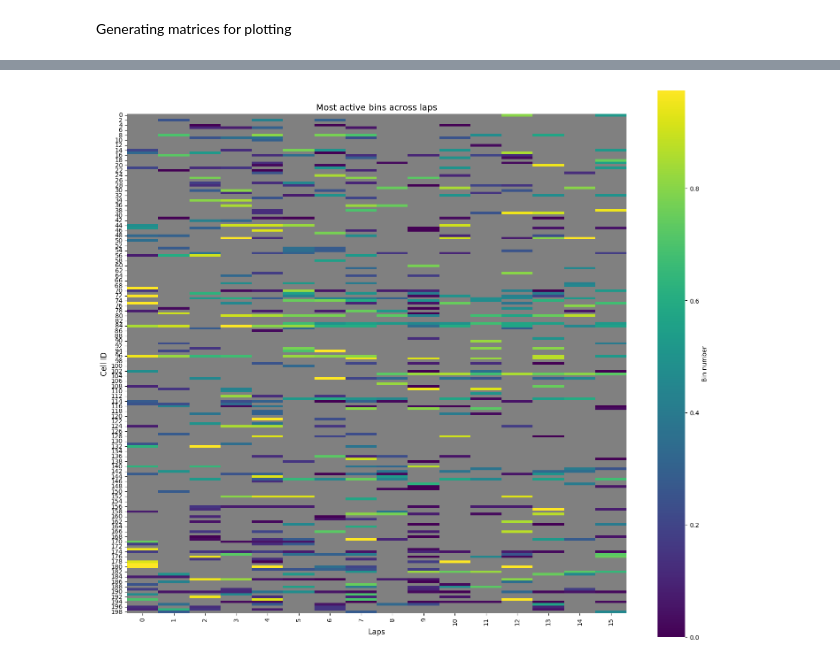
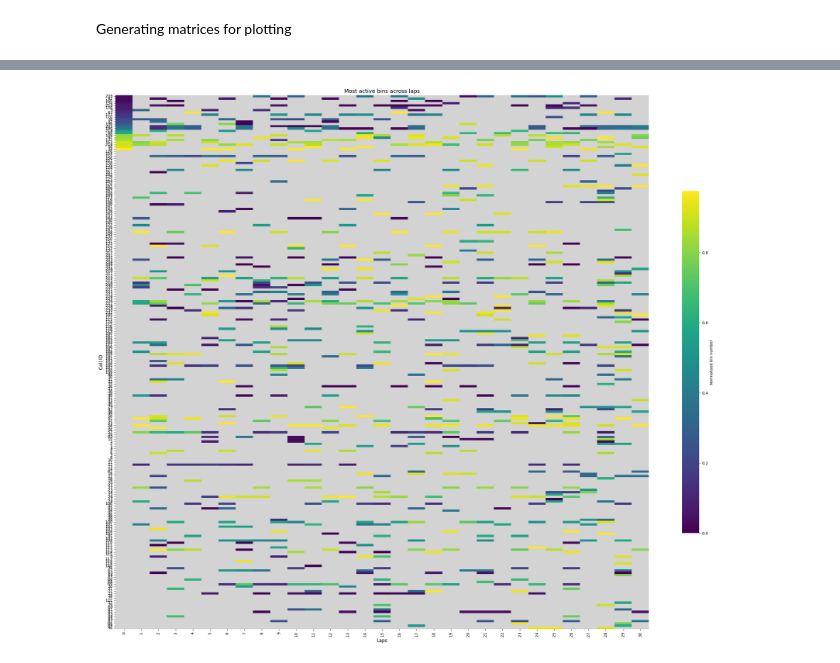
Before and after one commit to AniBoja/OLM_and_placecell_project, a Jupyter notebook: python_placecell_analysis/notebooks/placecells_lap_by_lap_PVcorr - Copy.ipynb, the cells around one changed output, grey strips where cells are left out. Saved outputs shown, nothing was run; the diff lists cells and outputs as text; code cells hidden in the pictures.

Commit message:
Add distribution analysis of drifting of most active bins.

```diff
--- a/python_placecell_analysis/notebooks/placecells_lap_by_lap_PVcorr - Copy.ipynb
+++ b/python_placecell_analysis/notebooks/placecells_lap_by_lap_PVcorr - Copy.ipynb
@@ -677,37 +679,45 @@ place_fields = {}
 for lap_id in range(0, number_laps):
     for cell_id in range(0, num_place_cells):
         most_active_bin = np.argmax(a_total[cell_id * number_bins : cell_id * number_bins + number_bins, lap_id])
+        # If inactive, set entry to nan, o/w it would falsely contribute to bin 0 activity
         if a_total[cell_id * number_bins + most_active_bin, lap_id] == 0:
             most_active_bin = np.nan
         if cell_id in place_fields:
             place_fields[cell_id].append(most_active_bin)
         else:
             place_fields[cell_id] = [most_active_bin]
 place_fields_mat = np.array([item for item in place_fields.values()])
+
 # Normalise to number of bins
 norm_place_fields_mat = np.vectorize(lambda x : x / number_bins)
-place_fields_mat = norm_place_fields_mat(place_fields_mat)
+norm_place_fields_mat = norm_place_fields_mat(place_fields_mat)
+# Order cells by activity of first lap, visualise drift easier
+first_lap_bins = norm_place_fields_mat[:, 0]
+sort_order = np.argsort(first_lap_bins)
+cell_ids = np.asarray(range(0, num_place_cells))
 
+# Start heatmap plot
 plt.close("all")
-fig, ax = plt.subplots(figsize=(15, 25))  # Create a new figure
+fig, ax = plt.subplots(figsize=(25, 25))  # Create a new figure
 # Setting axis limits
 (ymin, ymax) = ax.set_ylim(-0.5,number_laps)
 (xmin, xmax) = ax.set_xlim(-0.5, number_laps)
 sns.heatmap(
-    place_fields_mat,
+    norm_place_fields_mat[sort_order, :],
     cmap='viridis',        # Colour map for the heatmap
     cbar=True,              # Enable the colour bar
     square=True,            # Make cells square
-    cbar_kws={"label": "Bin number", "shrink": 0.5}  # Label for the colour bar
+    yticklabels=cell_ids[sort_order],
+    cbar_kws={"label": "Normalised bin number", "shrink": 0.5}  # Label for the colour bar
 )
 # Add plot title and labels
 ax.set_title("Most active bins across laps", fontsize=14)
 ax.set_xlabel("Laps", fontsize=12)
 ax.set_ylabel("Cell ID", fontsize=12)
 # Force square dimensions for heatmap
 ax.set_aspect(place_fields_mat.shape[1]/place_fields_mat.shape[0])
-ax.set_facecolor('grey')
+ax.set_facecolor('lightgrey')
 plt.tight_layout()
 plt.show()
 # %% [output]
-[figure, old version]
+[figure, new version]
```
Also changed, not shown: parts of 8 cells of this notebook.
